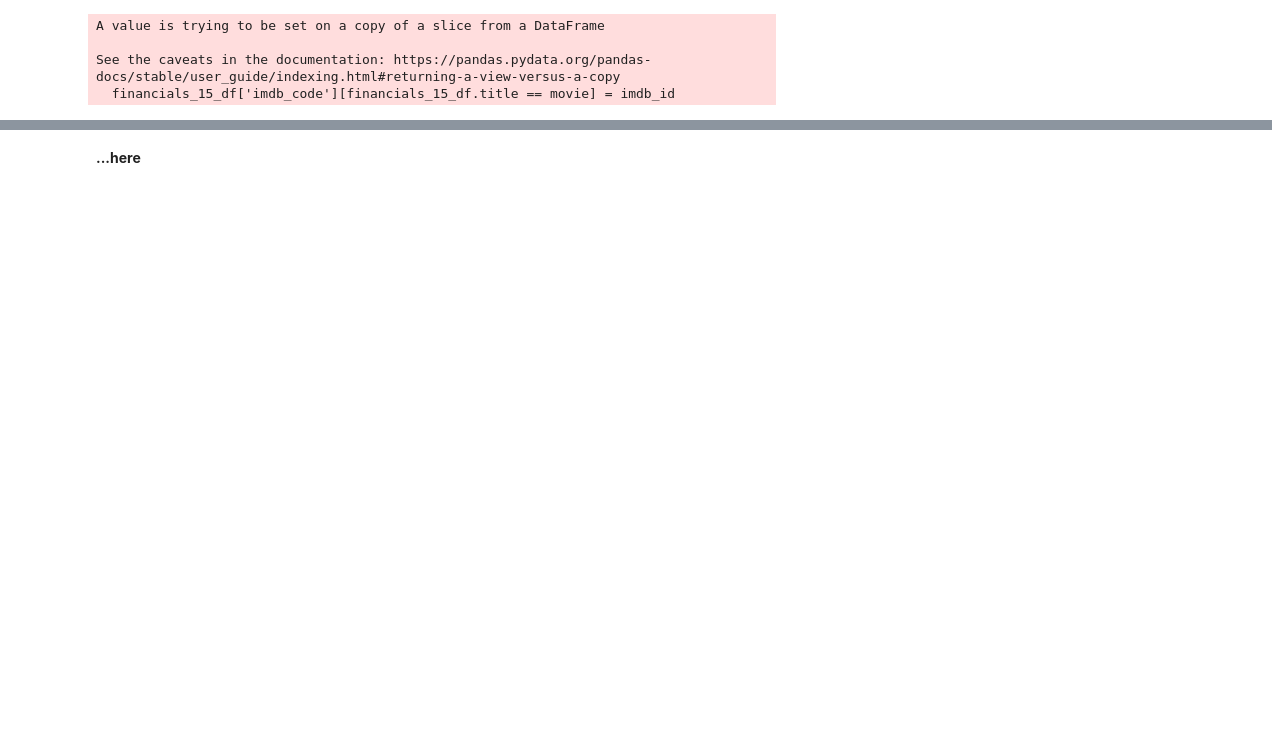
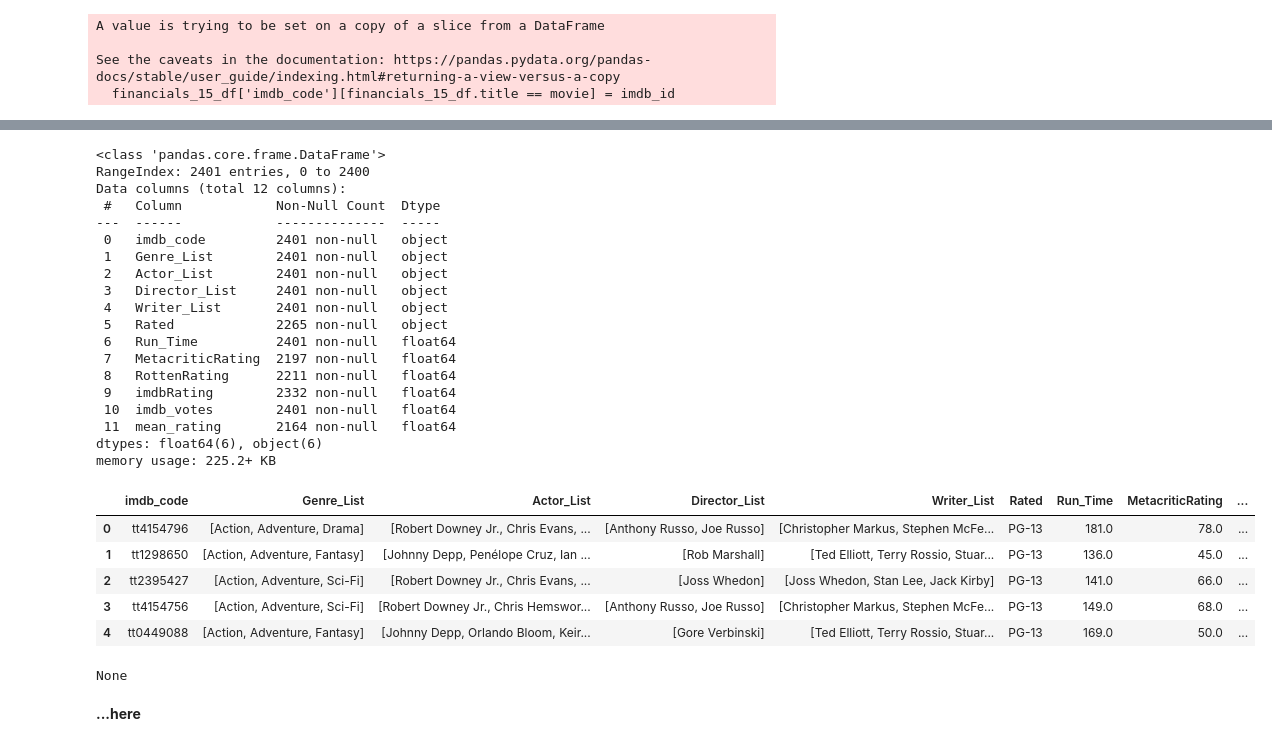
Before and after one commit to jimp93/dsc-phase-1-project, a Jupyter notebook: student.ipynb, the cells around one changed output, grey strips where cells are left out. Saved outputs shown, nothing was run; the diff lists cells and outputs as text; code cells hidden in the pictures; blank space fills up the shorter version.

```diff
--- a/student.ipynb
+++ b/student.ipynb
@@ -97,6 +169,35 @@ financials_15_df = dprep.update_make_omdb_dict(financials_15_df, omdb_key)
 # %%
 # makes a dataframe of movie attributes using omdb api, imdb key is primary key
 attributes_df = dprep.make_attributes_df()
+# %%
+display(attributes_df.head(), attributes_df.info())
+# %% [output]
+<class 'pandas.core.frame.DataFrame'>
+RangeIndex: 2401 entries, 0 to 2400
+Data columns (total 12 columns):
+ #   Column            Non-Null Count  Dtype
+---  ------            --------------  -----
+ 0   imdb_code         2401 non-null   object
+ 1   Genre_List        2401 non-null   object
+ 2   Actor_List        2401 non-null   object
+ 3   Director_List     2401 non-null   object
+ 4   Writer_List       2401 non-null   object
+ 5   Rated             2265 non-null   object
+ 6   Run_Time          2401 non-null   float64
+ 7   MetacriticRating  2197 non-null   float64
+ 8   RottenRating      2211 non-null   float64
+ 9   imdbRating        2332 non-null   float64
+ 10  imdb_votes        2401 non-null   float64
+ 11  mean_rating       2164 non-null   float64
+dtypes: float64(6), object(6)
+memory usage: 225.2+ KB
+|  | imdb_code | Genre_List | Actor_List | Director_List | Writer_List | Rated | Run_Time | MetacriticRating | ... |
+| 0 | tt4154796 | [Action, Adventure, Drama] | [Robert Downey Jr., Chris Evans, ... | [Anthony Russo, Joe Russo] | [Christopher Markus, Stephen McFe... | PG-13 | 181.0 | 78.0 | ... |
+| 1 | tt1298650 | [Action, Adventure, Fantasy] | [Johnny Depp, Penélope Cruz, Ian ... | [Rob Marshall] | [Ted Elliott, Terry Rossio, Stuar... | PG-13 | 136.0 | 45.0 | ... |
+| 2 | tt2395427 | [Action, Adventure, Sci-Fi] | [Robert Downey Jr., Chris Evans, ... | [Joss Whedon] | [Joss Whedon, Stan Lee, Jack Kirby] | PG-13 | 141.0 | 66.0 | ... |
+| 3 | tt4154756 | [Action, Adventure, Sci-Fi] | [Robert Downey Jr., Chris Hemswor... | [Anthony Russo, Joe Russo] | [Christopher Markus, Stephen McFe... | PG-13 | 149.0 | 68.0 | ... |
+| 4 | tt0449088 | [Action, Adventure, Fantasy] | [Johnny Depp, Orlando Bloom, Keir... | [Gore Verbinski] | [Ted Elliott, Terry Rossio, Stuar... | PG-13 | 169.0 | 50.0 | ... |
+None
 # %% [markdown]
 **...here**
 # %% [markdown]
```
Also changed, not shown: parts of 20 cells of this notebook, 2 other files.
